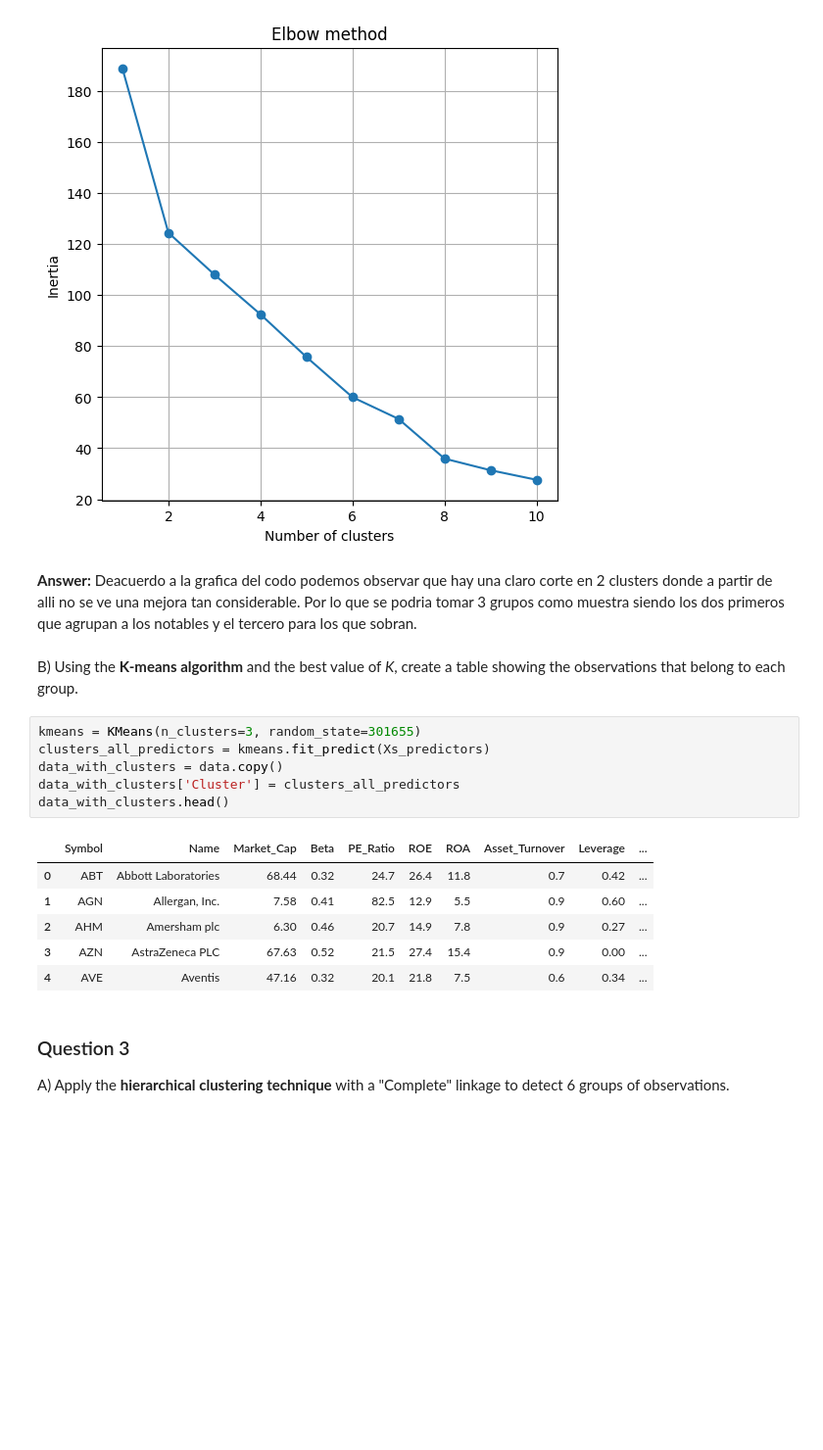
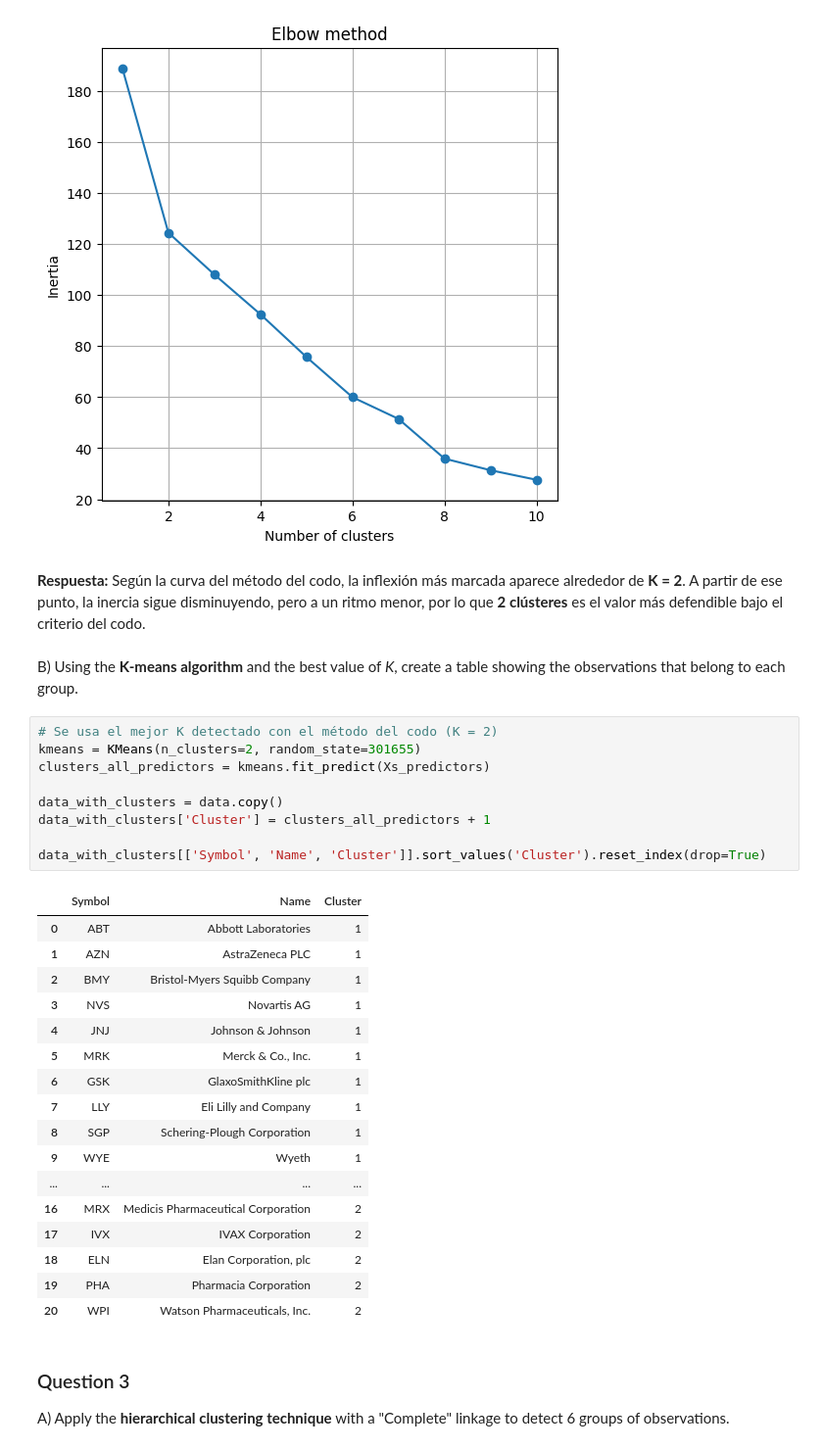
Before and after one commit to william-monroy/mem-estadistics, a Jupyter notebook: activity2.ipynb, the cells around one changed output. Shown at 98% size. Drawn from its saved outputs; the diff is of its cells as text; blank space fills up the shorter version.

```diff
--- a/activity2.ipynb
+++ b/activity2.ipynb
@@ -179,23 +179,37 @@ plt.grid(True)
 plt.show()
 # %% [output]
 [figure]
-# %% [markdown]
-**Answer:** Deacuerdo a la grafica del codo podemos observar que hay una claro corte en 2 clusters donde a partir de alli no se ve una mejora tan considerable. Por lo que se podria tomar 3 grupos como muestra siendo los dos primeros que agrupan a los notables y el tercero para los que sobran.
+# %% [markdown]
+**Respuesta:** Según la curva del método del codo, la inflexión más marcada aparece alrededor de **K = 2**. A partir de ese punto, la inercia sigue disminuyendo, pero a un ritmo menor, por lo que **2 clústeres** es el valor más defendible bajo el criterio del codo.
 # %% [markdown]
 B) Using the **K-means algorithm** and the best value of *K*, create a table showing the observations that belong to each group.
 # %%
-kmeans = KMeans(n_clusters=3, random_state=301655)
+# Se usa el mejor K detectado con el método del codo (K = 2)
+kmeans = KMeans(n_clusters=2, random_state=301655)
 clusters_all_predictors = kmeans.fit_predict(Xs_predictors)
+
 data_with_clusters = data.copy()
-data_with_clusters['Cluster'] = clusters_all_predictors
-data_with_clusters.head()
+data_with_clusters['Cluster'] = clusters_all_predictors + 1
+
+data_with_clusters[['Symbol', 'Name', 'Cluster']].sort_values('Cluster').reset_index(drop=True)
 # %% [output]
-|  | Symbol | Name | Market_Cap | Beta | PE_Ratio | ROE | ROA | Asset_Turnover | Leverage | ... |
-| 0 | ABT | Abbott Laboratories | 68.44 | 0.32 | 24.7 | 26.4 | 11.8 | 0.7 | 0.42 | ... |
-| 1 | AGN | Allergan, Inc. | 7.58 | 0.41 | 82.5 | 12.9 | 5.5 | 0.9 | 0.60 | ... |
-| 2 | AHM | Amersham plc | 6.30 | 0.46 | 20.7 | 14.9 | 7.8 | 0.9 | 0.27 | ... |
-| 3 | AZN | AstraZeneca PLC | 67.63 | 0.52 | 21.5 | 27.4 | 15.4 | 0.9 | 0.00 | ... |
-| 4 | AVE | Aventis | 47.16 | 0.32 | 20.1 | 21.8 | 7.5 | 0.6 | 0.34 | ... |
+|  | Symbol | Name | Cluster |
+| 0 | ABT | Abbott Laboratories | 1 |
+| 1 | AZN | AstraZeneca PLC | 1 |
+| 2 | BMY | Bristol-Myers Squibb Company | 1 |
+| 3 | NVS | Novartis AG | 1 |
+| 4 | JNJ | Johnson & Johnson | 1 |
+| 5 | MRK | Merck & Co., Inc. | 1 |
+| 6 | GSK | GlaxoSmithKline plc | 1 |
+| 7 | LLY | Eli Lilly and Company | 1 |
+| 8 | SGP | Schering-Plough Corporation | 1 |
+| 9 | WYE | Wyeth | 1 |
+| ... | ... | ... | ... |
+| 16 | MRX | Medicis Pharmaceutical Corporation | 2 |
+| 17 | IVX | IVAX Corporation | 2 |
+| 18 | ELN | Elan Corporation, plc | 2 |
+| 19 | PHA | Pharmacia Corporation | 2 |
+| 20 | WPI | Watson Pharmaceuticals, Inc. | 2 |
 # %% [markdown]
 ### Question 3
 
```
Also changed, not shown: parts of 14 cells of this notebook, 2 other files.
